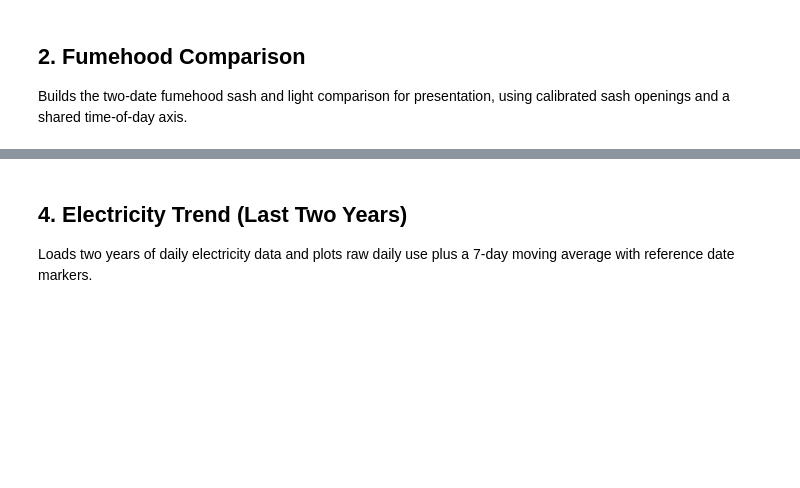
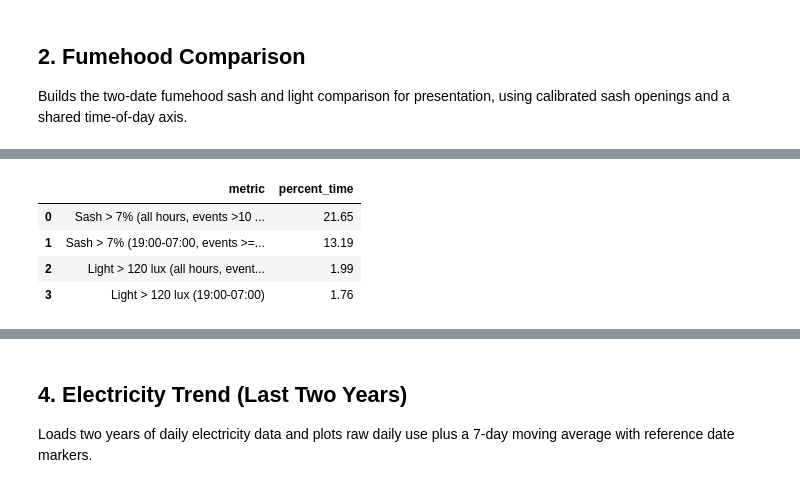
Before and after one commit to Cambridge-PAM/labsense, a Jupyter notebook: Analytics/analytics.ipynb, the cells around one changed output, grey strips where cells are left out. Drawn from its saved outputs; the diff is of its cells as text; code cells hidden in the pictures; blank space fills up the shorter version.

```diff
--- a/Analytics/analytics.ipynb
+++ b/Analytics/analytics.ipynb
@@ -489,9 +489,9 @@ print("Fumehood raw plots:", len(fumehood_raw_plot_files))
 # %%
 # Fumehood behavior summary for 2026-03-02 to 2026-07-12.
 # Metrics:
-# 1) % time sash opening > 7%
+# 1) % time sash opening > 7% (all-hours events >10 samples)
 # 2) % time sash opening > 7% between 19:00 and 07:00 (events >=100 samples)
-# 3) % time light > 120 lux
+# 3) % time light > 120 lux (all-hours events >10 samples)
 # 4) % time light > 120 lux between 19:00 and 07:00
 
 analysis_start = pd.Timestamp("2026-03-02 00:00:00")
@@ -499,7 +499,8 @@ analysis_end = pd.Timestamp("2026-07-12 23:59:59")
 analysis_end_exclusive = analysis_end + pd.Timedelta(seconds=1)
 open_threshold_pct = 7.0
 light_threshold_lux = 120.0
-min_event_samples_night = 100
+min_event_samples_all_hours = 10  # strict: event must have >10 samples
+min_event_samples_night = 100  # overnight uses >=100 samples
 
 with pyodbc.connect(connection_string) as conn:
     fumehood_window = pd.read_sql(
@@ -578,9 +579,11 @@ else:
                 valid["Timestamp"].dt.hour < 7
             )
 
-            def build_overnight_open_events(df, gap_seconds_threshold, min_samples=1):
-                """Return overnight open-event rows and per-event summary table."""
-                event_rows = df[df["is_open"] & df["is_night"]].copy()
+            def build_events_from_mask(
+                df, active_mask, gap_seconds_threshold, min_samples=1, strict_gt=False
+            ):
+                """Build contiguous events for active rows and return per-row flags + summary table."""
+                event_rows = df[active_mask].copy()
                 if event_rows.empty:
                     return event_rows, pd.DataFrame(
                         columns=[
@@ -603,9 +606,14 @@ else:
                 event_rows["event_id"] = event_rows["new_event"].cumsum()
 
                 event_sizes = event_rows.groupby("event_id").size()
-                event_rows["is_substantial_event"] = (
-                    event_rows["event_id"].map(event_sizes).fillna(0) >= min_samples
-                )
+                if strict_gt:
+                    event_rows["is_substantial_event"] = (
+                        event_rows["event_id"].map(event_sizes).fillna(0) > min_samples
+                    )
+                else:
+                    event_rows["is_substantial_event"] = (
+                        event_rows["event_id"].map(event_sizes).fillna(0) >= min_samples
+                    )
 
                 overnight_events = (
                     event_rows.groupby("event_id")
@@ -634,9 +642,14 @@ else:
                     ]
                 ]
 
-                overnight_events = overnight_events[
-                    overnight_events["samples"] >= min_samples
-                ].copy()
+                if strict_gt:
+                    overnight_events = overnight_events[
+                        overnight_events["samples"] > min_samples
+                    ].copy()
+                else:
+                    overnight_events = overnight_events[
+                        overnight_events["samples"] >= min_samples
+                    ].copy()
 
                 overnight_events["duration_minutes"] = overnight_events[
                     "duration_minutes"
@@ -650,7 +663,44 @@ else:
 
                 return event_rows, overnight_events
 
-            # Apply shared event logic and mark records that belong to substantial overnight events.
+            def build_overnight_open_events(df, gap_seconds_threshold, min_samples=1):
+                """Compatibility helper used by the next cell."""
+                return build_events_from_mask(
+                    df,
+                    df["is_open"] & df["is_night"],
+                    gap_seconds_threshold,
+                    min_samples=min_samples,
+                    strict_gt=False,
+                )
+
+            # Apply all-hours event thresholds (>10 samples).
+            valid["is_open_all_substantial"] = False
+            open_rows_all, _ = build_events_from_mask(
+                valid,
+                valid["is_open"],
+                gap_cap_seconds,
+                min_samples=min_event_samples_all_hours,
+                strict_gt=True,
+            )
+            if not open_rows_all.empty:
+                valid.loc[open_rows_all.index, "is_open_all_substantial"] = (
+                    open_rows_all["is_substantial_event"].to_numpy()
+                )
+
+            valid["is_light_all_substantial"] = False
+            light_rows_all, _ = build_events_from_mask(
+                valid,
+                valid["is_light_on"],
+                gap_cap_seconds,
+                min_samples=min_event_samples_all_hours,
+                strict_gt=True,
+            )
+            if not light_rows_all.empty:
+                valid.loc[light_rows_all.index, "is_light_all_substantial"] = (
+                    light_rows_all["is_substantial_event"].to_numpy()
+                )
+
+            # Apply overnight event threshold (>=100 samples).
             valid["is_open_night_substantial"] = False
             night_open_rows, _ = build_overnight_open_events(
                 valid, gap_cap_seconds, min_event_samples_night
@@ -668,11 +718,11 @@ else:
                     return float("nan")
                 return valid.loc[mask, "weight_seconds"].sum() / denom * 100.0
 
-            pct_open = weighted_pct(valid["is_open"], total_weight)
+            pct_open = weighted_pct(valid["is_open_all_substantial"], total_weight)
             pct_open_night = weighted_pct(
                 valid["is_open_night_substantial"], night_weight
             )
-            pct_light_on = weighted_pct(valid["is_light_on"], total_weight)
+            pct_light_on = weighted_pct(valid["is_light_all_substantial"], total_weight)
             pct_light_on_night = weighted_pct(
                 valid["is_light_on"] & valid["is_night"], night_weight
             )
@@ -680,9 +730,9 @@ else:
             behavior_summary = pd.DataFrame(
                 {
                     "metric": [
-                        "Sash > 7% (all hours)",
+                        "Sash > 7% (all hours, events >10 samples)",
                         "Sash > 7% (19:00-07:00, events >=100 samples)",
-                        "Light > 120 lux (all hours)",
+                        "Light > 120 lux (all hours, events >10 samples)",
                         "Light > 120 lux (19:00-07:00)",
                     ],
                     "percent_time": [
@@ -700,8 +750,12 @@ else:
                 f"Hood: {hood_name} (LabId={selected_lab_id}, SubLabId={selected_sublab_id})"
             )
             print(f"Window: {analysis_start} to {analysis_end}")
+            print(
+                f"All-hours substantial-event threshold: > {min_event_samples_all_hours} samples per event"
+            )
             print(f"Night-time denominator hours: {night_weight / 3600:.2f}")
             print(
                 f"Night substantial-event threshold: >= {min_event_samples_night} samples per event"
             )
             display(behavior_summary)
+# %% [output]
@@ -708,3 +767,8 @@ else:
+|  | metric | percent_time |
+| 0 | Sash > 7% (all hours, events >10 ... | 21.65 |
+| 1 | Sash > 7% (19:00-07:00, events >=... | 13.19 |
+| 2 | Light > 120 lux (all hours, event... | 1.99 |
+| 3 | Light > 120 lux (19:00-07:00) | 1.76 |
 # %%
 # List overnight events where sash opening > 7% (19:00-07:00).
 if (
```
Also changed, not shown: parts of 2 cells of this notebook.
